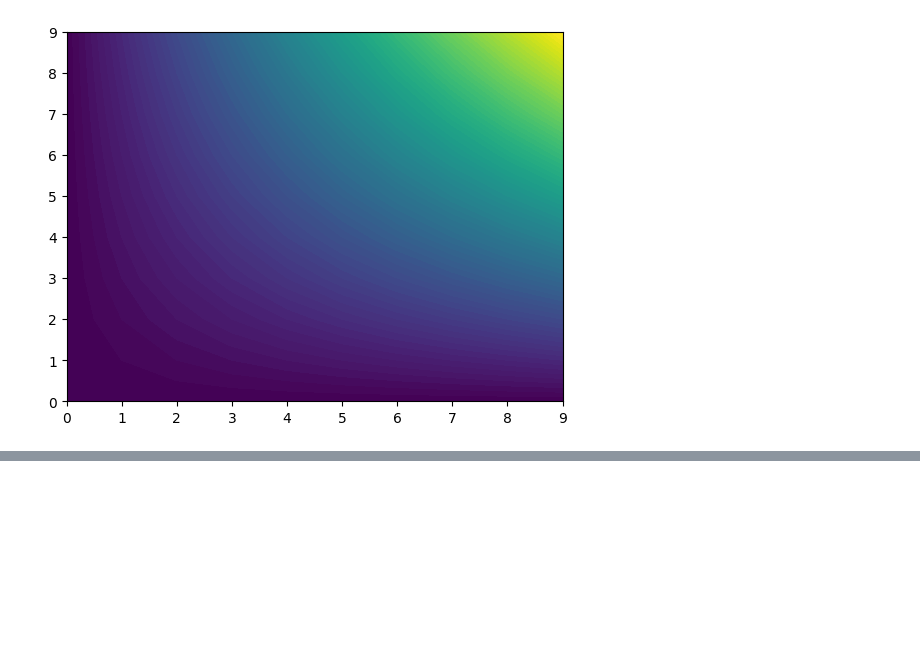
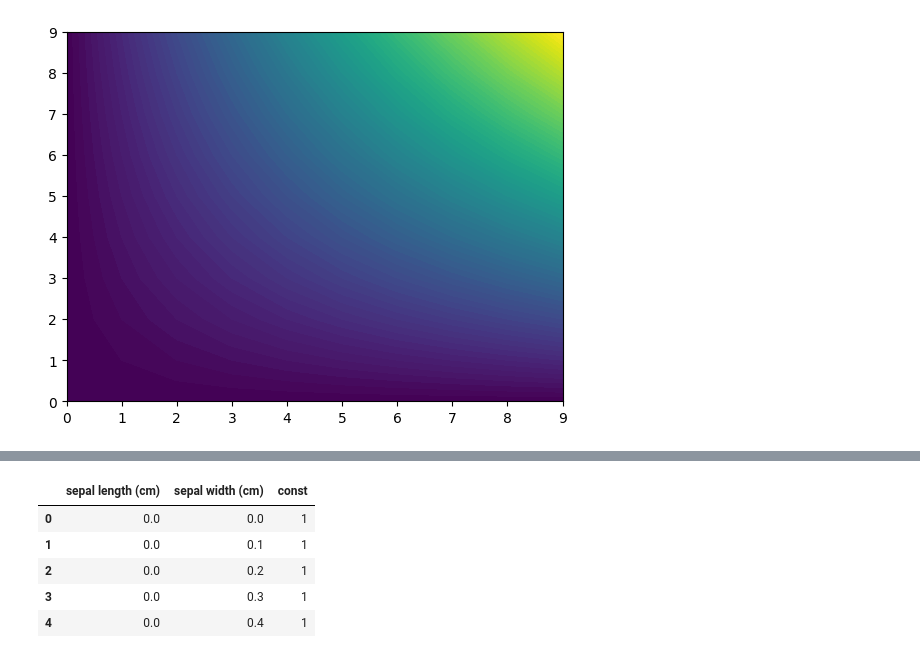
Before and after one commit to cs320-wisc/f22, a Jupyter notebook: lec/34-classification1/lec1.ipynb, the cells around one changed output, grey strips where cells are left out. Cells and saved outputs as stored; diff of their text form; code cells hidden in the pictures; blank space fills up the shorter version.

```diff
--- a/lec/34-classification1/lec1.ipynb
+++ b/lec/34-classification1/lec1.ipynb
@@ -421,0 +435,13 @@ plt.contourf(X, Y, Z, levels=100)
+# %%
+predict_df = pd.DataFrame({
+    "sepal length (cm)": sepl.reshape(-1),
+    "sepal width (cm)": sepw.reshape(-1),
+    "const": 1})
+predict_df.head()
+# %% [output]
+|  | sepal length (cm) | sepal width (cm) | const |
+| 0 | 0.0 | 0.0 | 1 |
+| 1 | 0.0 | 0.1 | 1 |
+| 2 | 0.0 | 0.2 | 1 |
+| 3 | 0.0 | 0.3 | 1 |
+| 4 | 0.0 | 0.4 | 1 |
```
Also changed, not shown: parts of 27 cells of this notebook, 1 other file.
